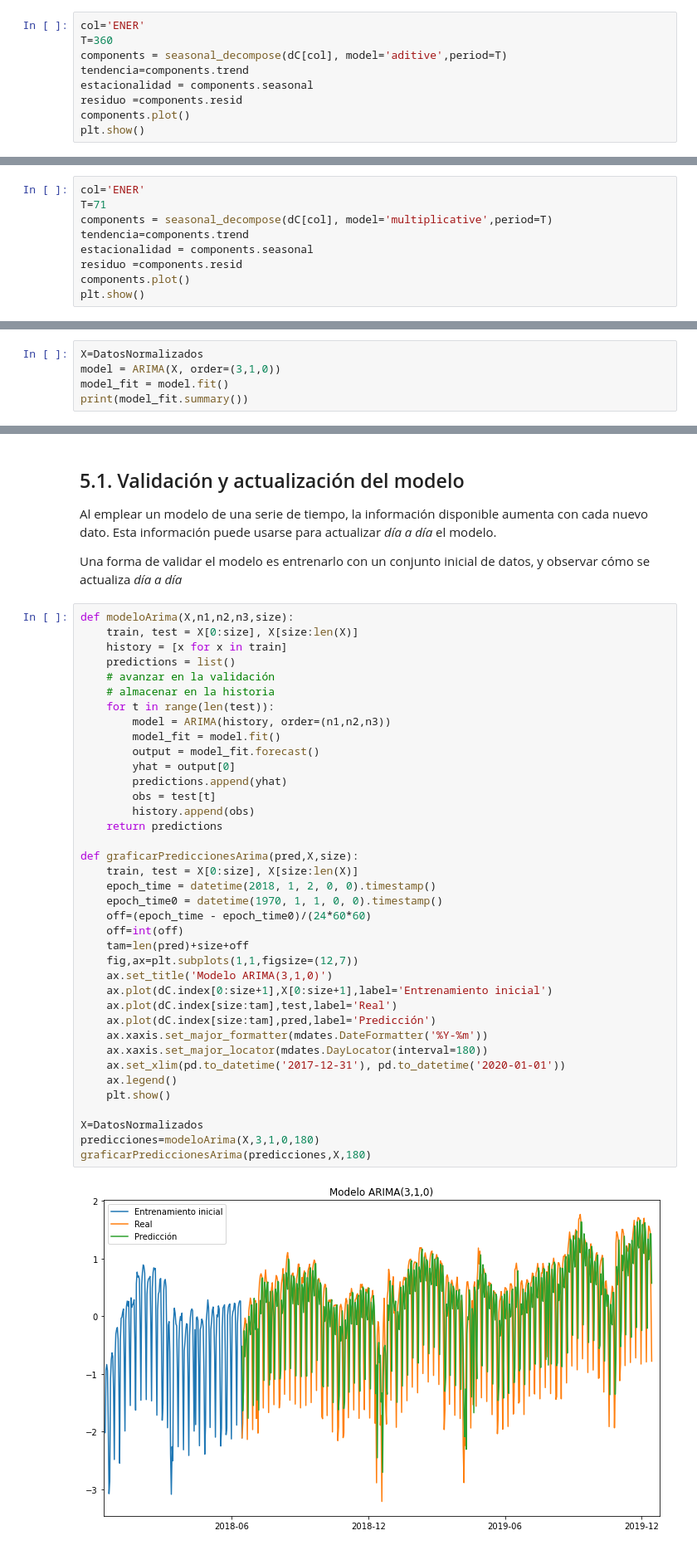
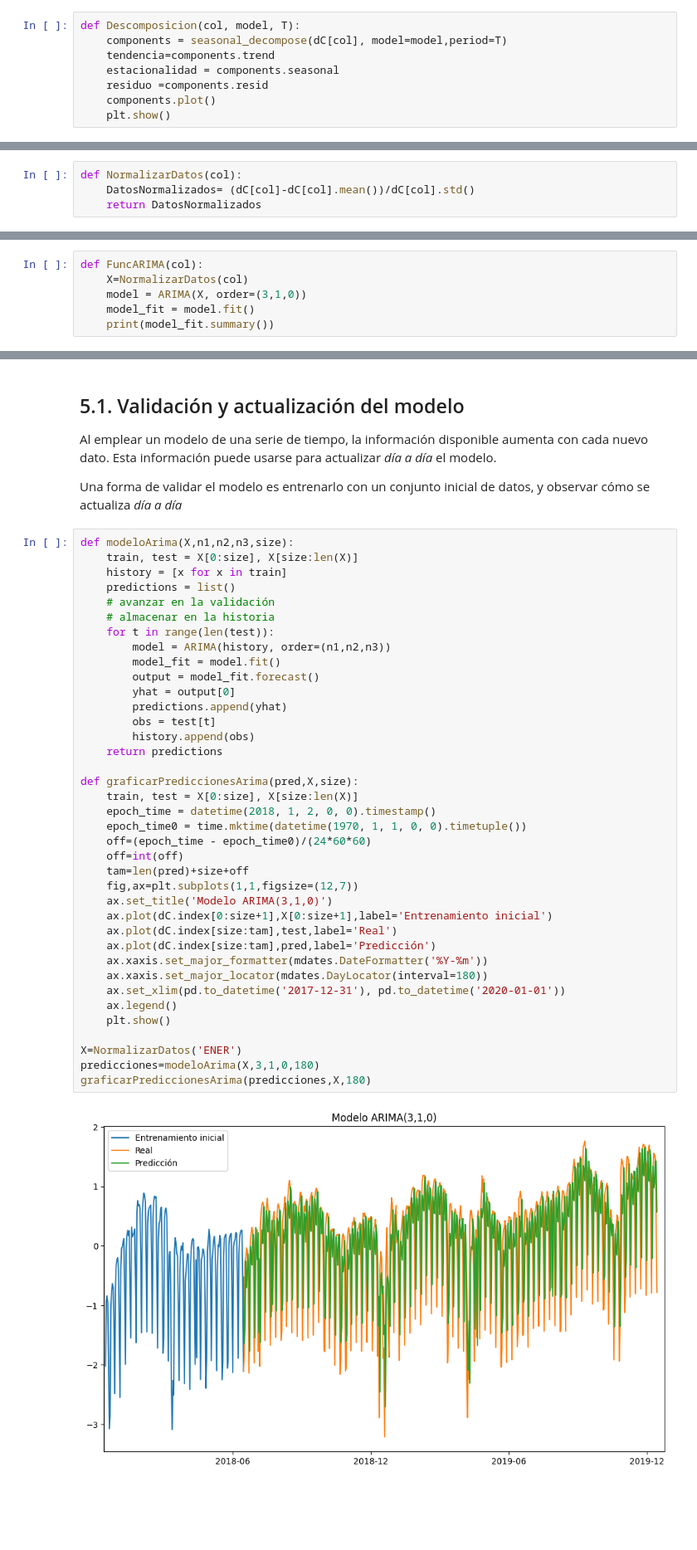
Before and after one commit to ClaudiaGtzD/Coursera_Ciencia_de_datos_energeticos, a Jupyter notebook: Módulo 6/Laboratorio Series de tiempo.ipynb, the cells around one changed output, grey strips where cells are left out. Shown at 83% size. Drawn from its saved outputs; the diff is of its cells as text; blank space fills up the shorter version.

```diff
--- a/Módulo 6/Laboratorio Series de tiempo.ipynb
+++ b/Módulo 6/Laboratorio Series de tiempo.ipynb
@@ -56,11 +57,10 @@ Podemos efectuar una descomposición de la serie en la suma de tres series que r
 
 Para ello, debemos escoger el periodo de la ventana móvil de cálculo de la tendencia, que servira también para estimar la estacionalidad:
 # %%
-col='ENER'
-T=360
-components = seasonal_decompose(dC[col], model='aditive',period=T)
-tendencia=components.trend
-estacionalidad = components.seasonal
-residuo =components.resid
-components.plot()
-plt.show()
+def Descomposicion(col, model, T):
+    components = seasonal_decompose(dC[col], model=model,period=T)
+    tendencia=components.trend
+    estacionalidad = components.seasonal
+    residuo =components.resid
+    components.plot()
+    plt.show()
@@ -70,12 +72,3 @@ plt.show()
 ## 3.2. Descomposición multiplicativa
 
 La descomposición puede ser multiplicativa:
-# %%
-col='ENER'
-T=71
-components = seasonal_decompose(dC[col], model='multiplicative',period=T)
-tendencia=components.trend
-estacionalidad = components.seasonal
-residuo =components.resid
-components.plot()
-plt.show()
@@ -164,4 +167,8 @@ def graficarEspectro(ax,magn,subtitle):
     ax.set_xlabel("Componente")
     ax.set_ylabel("Amplitud")
     ax.set_title("Descomposición de Fourier\n" + subtitle)
+# %%
+def NormalizarDatos(col):
+    DatosNormalizados= (dC[col]-dC[col].mean())/dC[col].std()
+    return DatosNormalizados
 # %%
@@ -299,7 +337,8 @@ Como ejemplo de identificación de sistemas, construiremos un modelo ARIMA (*Aut
 
 El modelo se define por el orden de tres polinomios. Nuestra selección ha sido $3$, $1$ y $0$.
 # %%
-X=DatosNormalizados
-model = ARIMA(X, order=(3,1,0))
-model_fit = model.fit()
-print(model_fit.summary())
+def FuncARIMA(col):
+    X=NormalizarDatos(col)
+    model = ARIMA(X, order=(3,1,0))
+    model_fit = model.fit()
+    print(model_fit.summary())
@@ -337,36 +378,36 @@ def modeloArima(X,n1,n2,n3,size):
     for t in range(len(test)):
         model = ARIMA(history, order=(n1,n2,n3))
         model_fit = model.fit()
         output = model_fit.forecast()
         yhat = output[0]
         predictions.append(yhat)
         obs = test[t]
         history.append(obs)
     return predictions
 
 def graficarPrediccionesArima(pred,X,size):
     train, test = X[0:size], X[size:len(X)]
     epoch_time = datetime(2018, 1, 2, 0, 0).timestamp()
-    epoch_time0 = datetime(1970, 1, 1, 0, 0).timestamp()
+    epoch_time0 = time.mktime(datetime(1970, 1, 1, 0, 0).timetuple())
     off=(epoch_time - epoch_time0)/(24*60*60)
     off=int(off)
     tam=len(pred)+size+off
     fig,ax=plt.subplots(1,1,figsize=(12,7))
     ax.set_title('Modelo ARIMA(3,1,0)')
     ax.plot(dC.index[0:size+1],X[0:size+1],label='Entrenamiento inicial')
     ax.plot(dC.index[size:tam],test,label='Real')
     ax.plot(dC.index[size:tam],pred,label='Predicción')
     ax.xaxis.set_major_formatter(mdates.DateFormatter('%Y-%m'))
     ax.xaxis.set_major_locator(mdates.DayLocator(interval=180))
     ax.set_xlim(pd.to_datetime('2017-12-31'), pd.to_datetime('2020-01-01'))
     ax.legend()
     plt.show()
 
-X=DatosNormalizados
+X=NormalizarDatos('ENER')
 predicciones=modeloArima(X,3,1,0,180)
 graficarPrediccionesArima(predicciones,X,180)
 # %% [output]
-[figure, old version]
+[figure, new version]
 # %% [markdown]
 # 6. Ejercicio sugerido
 
```
Also changed, not shown: parts of 32 cells of this notebook, 1 other file.
